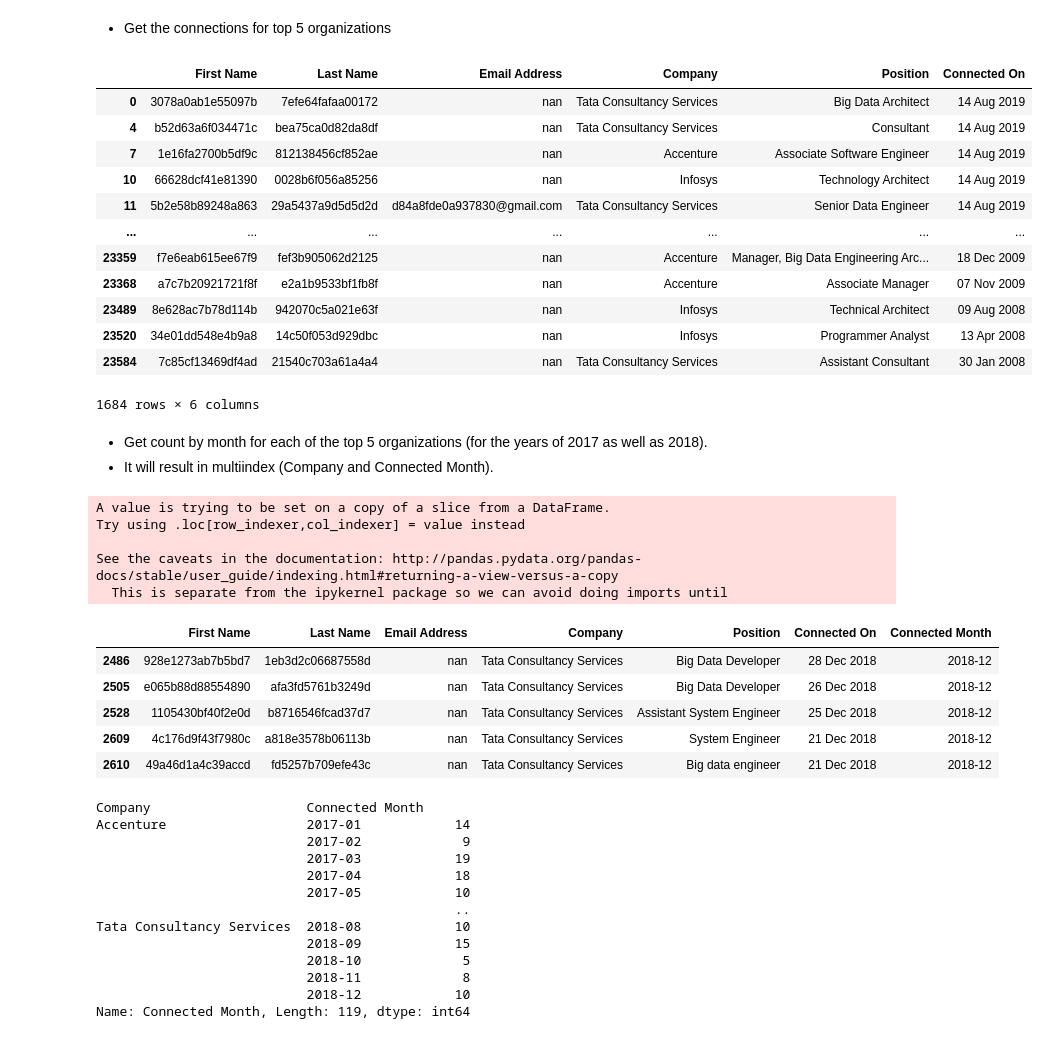
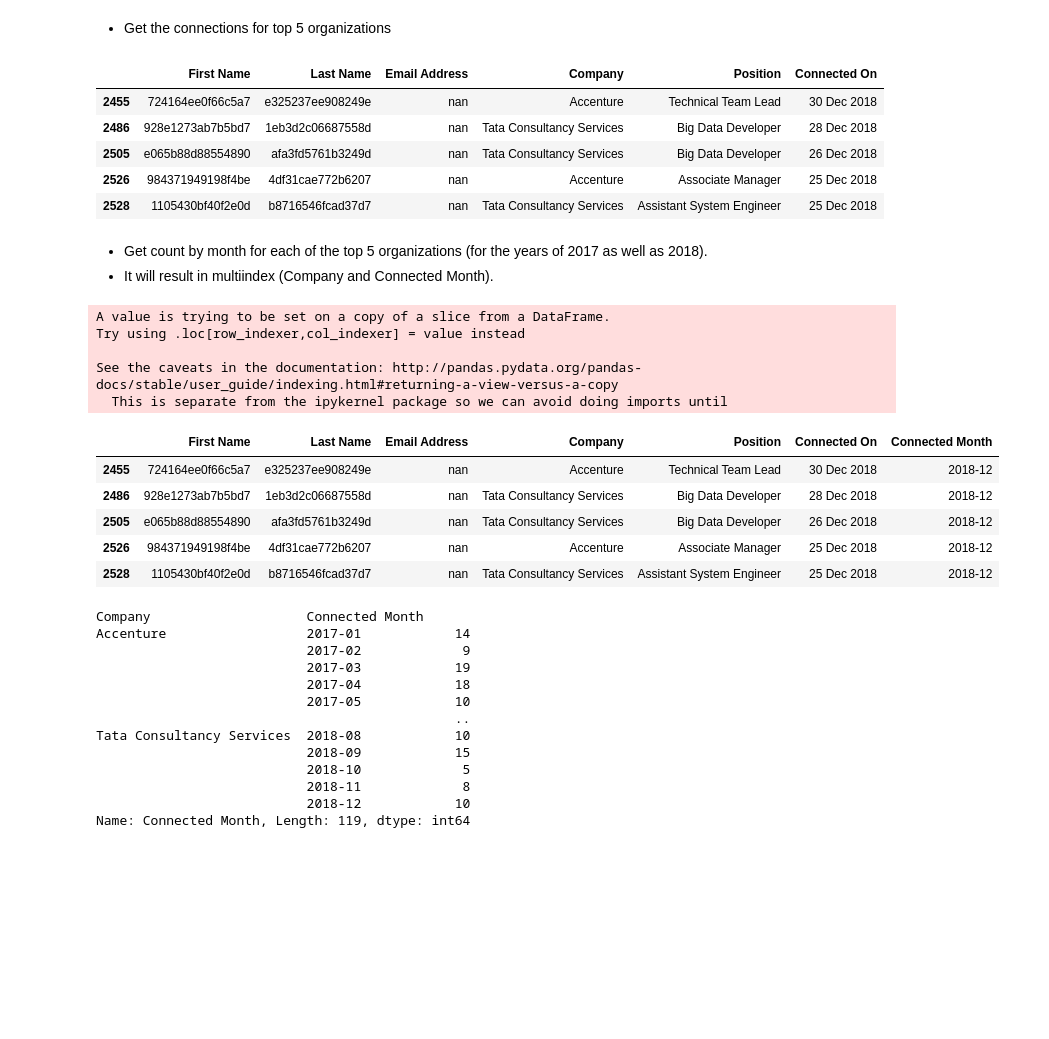
Before and after one commit to dgadiraju/itversity-books, a Jupyter notebook: Data Engineering Bootcamp/30 Basics of Programming using Python/08 Data Visualization.ipynb, the cells around one changed output. Cells and saved outputs as stored; diff of their text form; code cells hidden in the pictures; blank space fills up the shorter version.

```diff
--- a/Data Engineering Bootcamp/30 Basics of Programming using Python/08 Data Visualization.ipynb
+++ b/Data Engineering Bootcamp/30 Basics of Programming using Python/08 Data Visualization.ipynb
@@ -532,3 +539,6 @@ Let us understand how to plot using loops.
 * We will get top 5 organizations by connection count.
 * We will get count by month for the years of 2017 and 2018 for top 5 organizations.
 * Once we get counts by month for top 5 organizations, we should be able to plot for all organizations using loop.
+# %%
+base_dir = '/Users/itversity/Research/data/linkedin'
+source_file = '{base_dir}/{file_name}'
@@ -534,0 +564,4 @@ Let us understand how to plot using loops.
+# %%
+connections = connections. \
+    query('`Connected On`.str.contains("2017") or `Connected On`.str.contains("2018")', engine='python')
+connections.head()
@@ -534,0 +577,3 @@ Let us understand how to plot using loops.
+# %%
+connection_count_by_company = connections.groupby('Company')['Company'].count()
+connection_count_by_company.head()
@@ -552,22 +605,15 @@ Name: Company, dtype: int64
 # %%
 connections_top5 = connections[
     connections['Company'].isin(organizations_top5.index.tolist())
 ]
-connections_top5
+connections_top5.head()
 # %% [output]
 |  | First Name | Last Name | Email Address | Company | Position | Connected On |
-| 0 | 3078a0ab1e55097b | 7efe64fafaa00172 | nan | Tata Consultancy Services | Big Data Architect | 14 Aug 2019 |
-| 4 | b52d63a6f034471c | bea75ca0d82da8df | nan | Tata Consultancy Services | Consultant | 14 Aug 2019 |
-| 7 | 1e16fa2700b5df9c | 812138456cf852ae | nan | Accenture | Associate Software Engineer | 14 Aug 2019 |
-| 10 | 66628dcf41e81390 | 0028b6f056a85256 | nan | Infosys | Technology Architect | 14 Aug 2019 |
-| 11 | 5b2e58b89248a863 | 29a5437a9d5d5d2d | d84a8fde0a937830@gmail.com | Tata Consultancy Services | Senior Data Engineer | 14 Aug 2019 |
-| ... | ... | ... | ... | ... | ... | ... |
-| 23359 | f7e6eab615ee67f9 | fef3b905062d2125 | nan | Accenture | Manager, Big Data Engineering Arc... | 18 Dec 2009 |
-| 23368 | a7c7b20921721f8f | e2a1b9533bf1fb8f | nan | Accenture | Associate Manager | 07 Nov 2009 |
-| 23489 | 8e628ac7b78d114b | 942070c5a021e63f | nan | Infosys | Technical Architect | 09 Aug 2008 |
-| 23520 | 34e01dd548e4b9a8 | 14c50f053d929dbc | nan | Infosys | Programmer Analyst | 13 Apr 2008 |
-| 23584 | 7c85cf13469df4ad | 21540c703a61a4a4 | nan | Tata Consultancy Services | Assistant Consultant | 30 Jan 2008 |
+| 2455 | 724164ee0f66c5a7 | e325237ee908249e | nan | Accenture | Technical Team Lead | 30 Dec 2018 |
+| 2486 | 928e1273ab7b5bd7 | 1eb3d2c06687558d | nan | Tata Consultancy Services | Big Data Developer | 28 Dec 2018 |
+| 2505 | e065b88d88554890 | afa3fd5761b3249d | nan | Tata Consultancy Services | Big Data Developer | 26 Dec 2018 |
+| 2526 | 984371949198f4be | 4df31cae772b6207 | nan | Accenture | Associate Manager | 25 Dec 2018 |
+| 2528 | 1105430bf40f2e0d | b8716546fcad37d7 | nan | Tata Consultancy Services | Assistant System Engineer | 25 Dec 2018 |
-1684 rows × 6 columns
 # %% [markdown]
 * Get count by month for each of the top 5 organizations (for the years of 2017 as well as 2018).
 * It will result in multiindex (Company and Connected Month).
@@ -578,7 +624,7 @@ connections_top5['Connected Month'] = connections_top5['Connected On']. \
           strptime(d, '%d %b %Y'). \
           strftime('%Y-%m')
          )
-connections_orgs2.head()
+connections_top5.head()
 # %% [output]
 A value is trying to be set on a copy of a slice from a DataFrame.
 Try using .loc[row_indexer,col_indexer] = value instead
@@ -586,10 +632,10 @@ Try using .loc[row_indexer,col_indexer] = value instead
 See the caveats in the documentation: http://pandas.pydata.org/pandas-docs/stable/user_guide/indexing.html#returning-a-view-versus-a-copy
   This is separate from the ipykernel package so we can avoid doing imports until
 |  | First Name | Last Name | Email Address | Company | Position | Connected On | Connected Month |
+| 2455 | 724164ee0f66c5a7 | e325237ee908249e | nan | Accenture | Technical Team Lead | 30 Dec 2018 | 2018-12 |
 | 2486 | 928e1273ab7b5bd7 | 1eb3d2c06687558d | nan | Tata Consultancy Services | Big Data Developer | 28 Dec 2018 | 2018-12 |
 | 2505 | e065b88d88554890 | afa3fd5761b3249d | nan | Tata Consultancy Services | Big Data Developer | 26 Dec 2018 | 2018-12 |
+| 2526 | 984371949198f4be | 4df31cae772b6207 | nan | Accenture | Associate Manager | 25 Dec 2018 | 2018-12 |
 | 2528 | 1105430bf40f2e0d | b8716546fcad37d7 | nan | Tata Consultancy Services | Assistant System Engineer | 25 Dec 2018 | 2018-12 |
-| 2609 | 4c176d9f43f7980c | a818e3578b06113b | nan | Tata Consultancy Services | System Engineer | 21 Dec 2018 | 2018-12 |
-| 2610 | 49a46d1a4c39accd | fd5257b709efe43c | nan | Tata Consultancy Services | Big data engineer | 21 Dec 2018 | 2018-12 |
 # %%
 connections_top5_count_by_month = connections_top5. \
```
Also changed, not shown: parts of 98 cells of this notebook, 6 other files.
